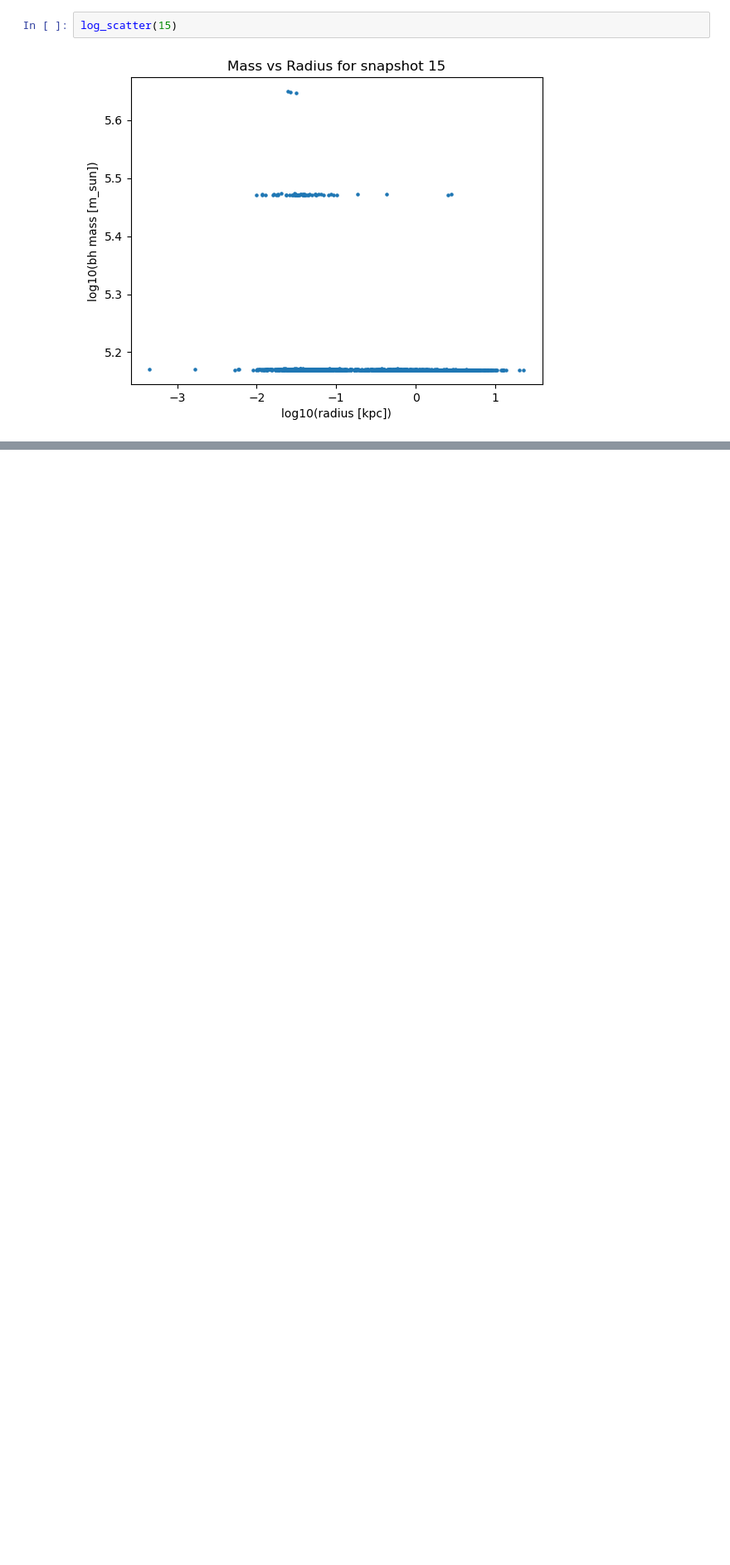
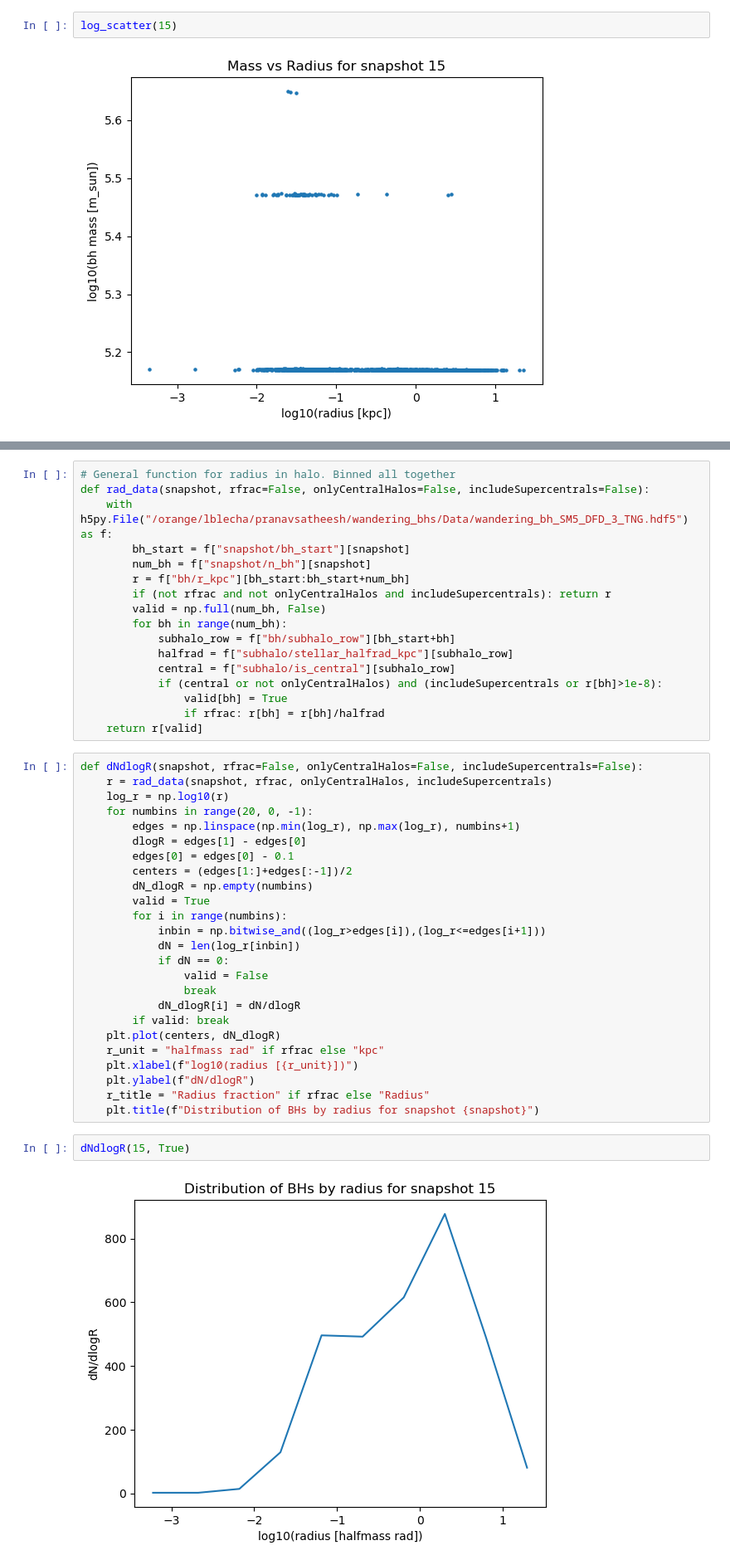
Before and after one commit to pranav-satheesh/wandering_bhs, a Jupyter notebook: Notebooks/SubhaloDictionary.ipynb, the cells around one changed output, grey strips where cells are left out. Shown at 83% size. Saved outputs shown, nothing was run; the diff lists cells and outputs as text; blank space fills up the shorter version.

```diff
--- a/Notebooks/SubhaloDictionary.ipynb
+++ b/Notebooks/SubhaloDictionary.ipynb
@@ -333,0 +178,46 @@ log_scatter(15)
+# %%
+# General function for radius in halo. Binned all together
+def rad_data(snapshot, rfrac=False, onlyCentralHalos=False, includeSupercentrals=False):
+    with h5py.File("/orange/lblecha/pranavsatheesh/wandering_bhs/Data/wandering_bh_SM5_DFD_3_TNG.hdf5") as f:
+        bh_start = f["snapshot/bh_start"][snapshot]
+        num_bh = f["snapshot/n_bh"][snapshot]
+        r = f["bh/r_kpc"][bh_start:bh_start+num_bh]
+        if (not rfrac and not onlyCentralHalos and includeSupercentrals): return r
+        valid = np.full(num_bh, False)
+        for bh in range(num_bh):
+            subhalo_row = f["bh/subhalo_row"][bh_start+bh]
+            halfrad = f["subhalo/stellar_halfrad_kpc"][subhalo_row]
+            central = f["subhalo/is_central"][subhalo_row]
+            if (central or not onlyCentralHalos) and (includeSupercentrals or r[bh]>1e-8):
+                valid[bh] = True
+                if rfrac: r[bh] = r[bh]/halfrad
+    return r[valid]
+# %%
+def dNdlogR(snapshot, rfrac=False, onlyCentralHalos=False, includeSupercentrals=False):
+    r = rad_data(snapshot, rfrac, onlyCentralHalos, includeSupercentrals)
+    log_r = np.log10(r)
+    for numbins in range(20, 0, -1):
+        edges = np.linspace(np.min(log_r), np.max(log_r), numbins+1)
+        dlogR = edges[1] - edges[0]
+        edges[0] = edges[0] - 0.1
+        centers = (edges[1:]+edges[:-1])/2
+        dN_dlogR = np.empty(numbins)
+        valid = True
+        for i in range(numbins):
+            inbin = np.bitwise_and((log_r>edges[i]),(log_r<=edges[i+1]))
+            dN = len(log_r[inbin])
+            if dN == 0:
+                valid = False
+                break
+            dN_dlogR[i] = dN/dlogR
+        if valid: break
+    plt.plot(centers, dN_dlogR)
+    r_unit = "halfmass rad" if rfrac else "kpc"
+    plt.xlabel(f"log10(radius [{r_unit}])")
+    plt.ylabel(f"dN/dlogR")
+    r_title = "Radius fraction" if rfrac else "Radius"
+    plt.title(f"Distribution of BHs by radius for snapshot {snapshot}")
+# %%
+dNdlogR(15, True)
+# %% [output]
+[figure, added]
```
Also changed, not shown: parts of 25 cells of this notebook.
